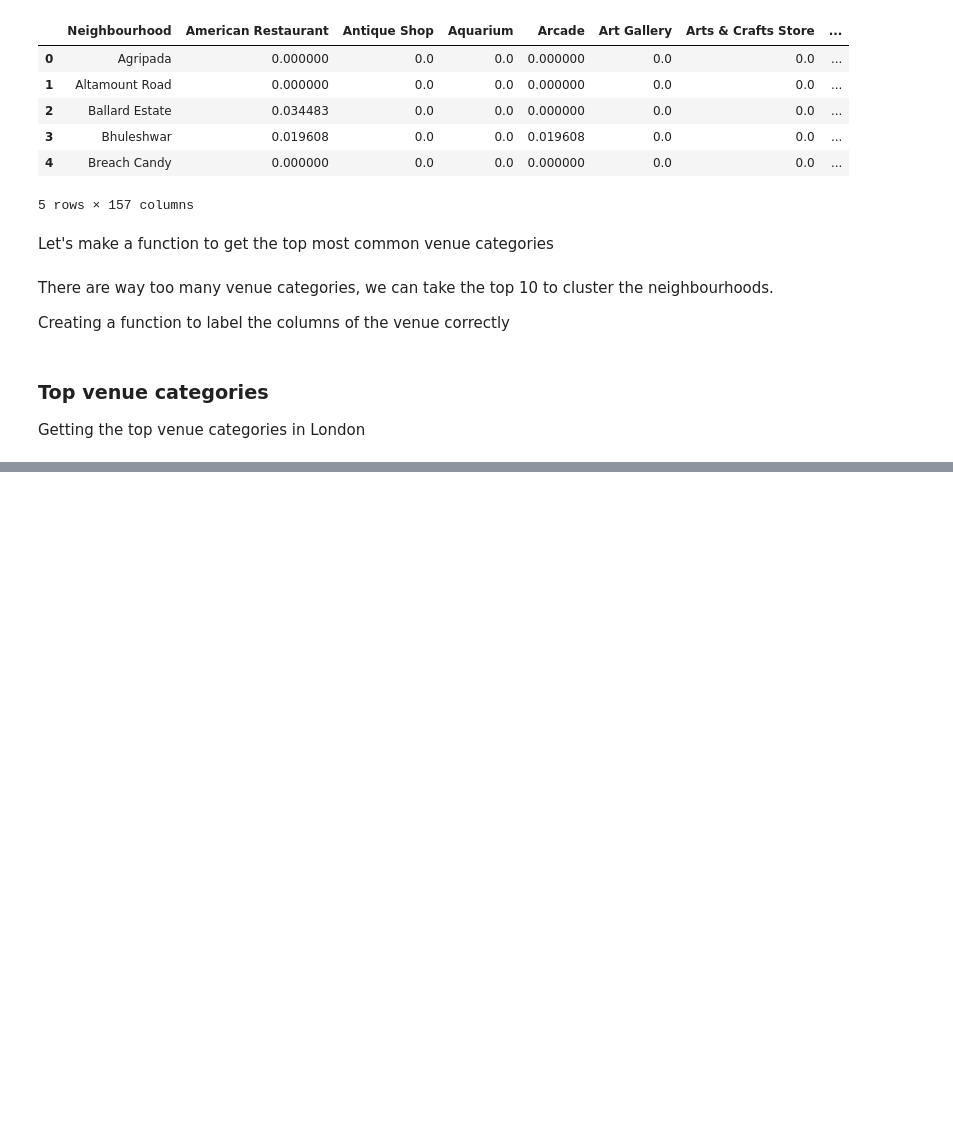
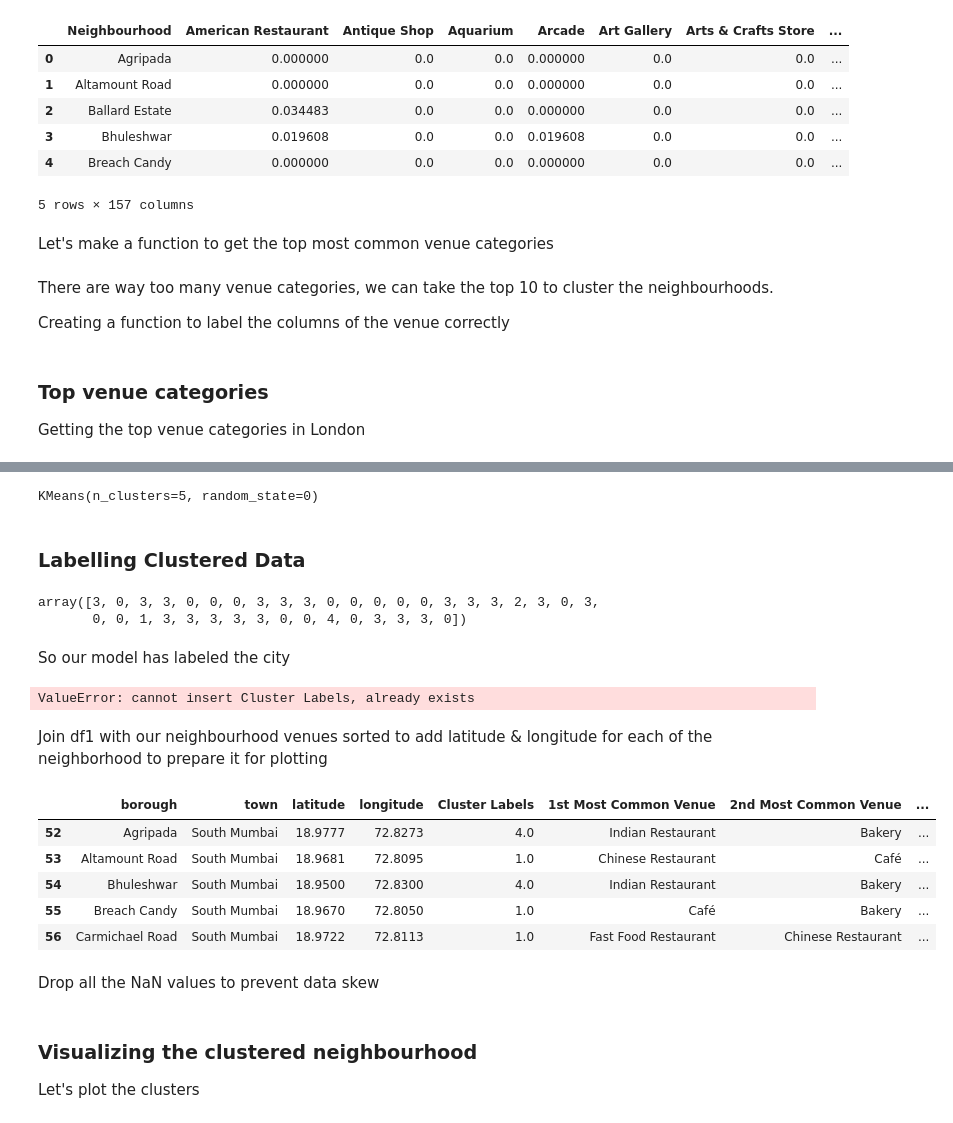
Before and after one commit to amanattar/A-Tale-of-Two-Cities, a Jupyter notebook: Tale_of_Two_Cities_Data_Science_Project.ipynb, the cells around one changed output, grey strips where cells are left out. Cells and saved outputs as stored; diff of their text form; code cells hidden in the pictures; blank space fills up the shorter version.

```diff
--- a/Tale_of_Two_Cities_Data_Science_Project.ipynb
+++ b/Tale_of_Two_Cities_Data_Science_Project.ipynb
@@ -548,0 +556,41 @@ neighborhoods_venues_sorted_mumbai.head()
+# %%
+# set number of clusters
+k_num_clusters= 5
+
+Mumbai_grouped_clustering = Mumbai_grouped.drop('Neighbourhood',1)
+
+# run k-means clustering
+kmeans_mumbai = KMeans(n_clusters=k_num_cluster, random_state=0).fit(Mumbai_grouped_clustering)
+kmeans_mumbai
+# %% [output]
+KMeans(n_clusters=5, random_state=0)
+# %% [markdown]
+### Labelling Clustered Data
+# %%
+kmeans_mumbai.labels_
+# %% [output]
+array([3, 0, 3, 3, 0, 0, 0, 3, 3, 3, 0, 0, 0, 0, 0, 3, 3, 3, 2, 3, 0, 3,
+       0, 0, 1, 3, 3, 3, 3, 3, 0, 0, 4, 0, 3, 3, 3, 0])
+# %% [markdown]
+So our model has labeled the city
+# %%
+neighborhoods_venues_sorted_mumbai.insert(0,'Cluster Labels',kmeans_mumbai.labels_ +1)
+# %% [output]
+ValueError: cannot insert Cluster Labels, already exists
+# %% [markdown]
+Join df1 with our neighbourhood venues sorted to add latitude & longitude for each of the neighborhood to prepare it for plotting
+# %%
+mumbai_data = df1
+
+mumbai_data = mumbai_data.join(neighborhoods_venues_sorted_mumbai.set_index('Neighbourhood'), on = 'borough')
+
+mumbai_data.head()
+# %% [output]
+|  | borough | town | latitude | longitude | Cluster Labels | 1st Most Common Venue | 2nd Most Common Venue | ... |
+| 52 | Agripada | South Mumbai | 18.9777 | 72.8273 | 4.0 | Indian Restaurant | Bakery | ... |
+| 53 | Altamount Road | South Mumbai | 18.9681 | 72.8095 | 1.0 | Chinese Restaurant | Café | ... |
+| 54 | Bhuleshwar | South Mumbai | 18.9500 | 72.8300 | 4.0 | Indian Restaurant | Bakery | ... |
+| 55 | Breach Candy | South Mumbai | 18.9670 | 72.8050 | 1.0 | Café | Bakery | ... |
+| 56 | Carmichael Road | South Mumbai | 18.9722 | 72.8113 | 1.0 | Fast Food Restaurant | Chinese Restaurant | ... |
+# %% [markdown]
+Drop all the NaN values to prevent data skew
@@ -548,0 +599,3 @@ neighborhoods_venues_sorted_mumbai.head()
+# %% [markdown]
+### Visualizing the clustered neighbourhood
+Let's plot the clusters
```
Also changed, not shown: parts of 15 cells of this notebook.
